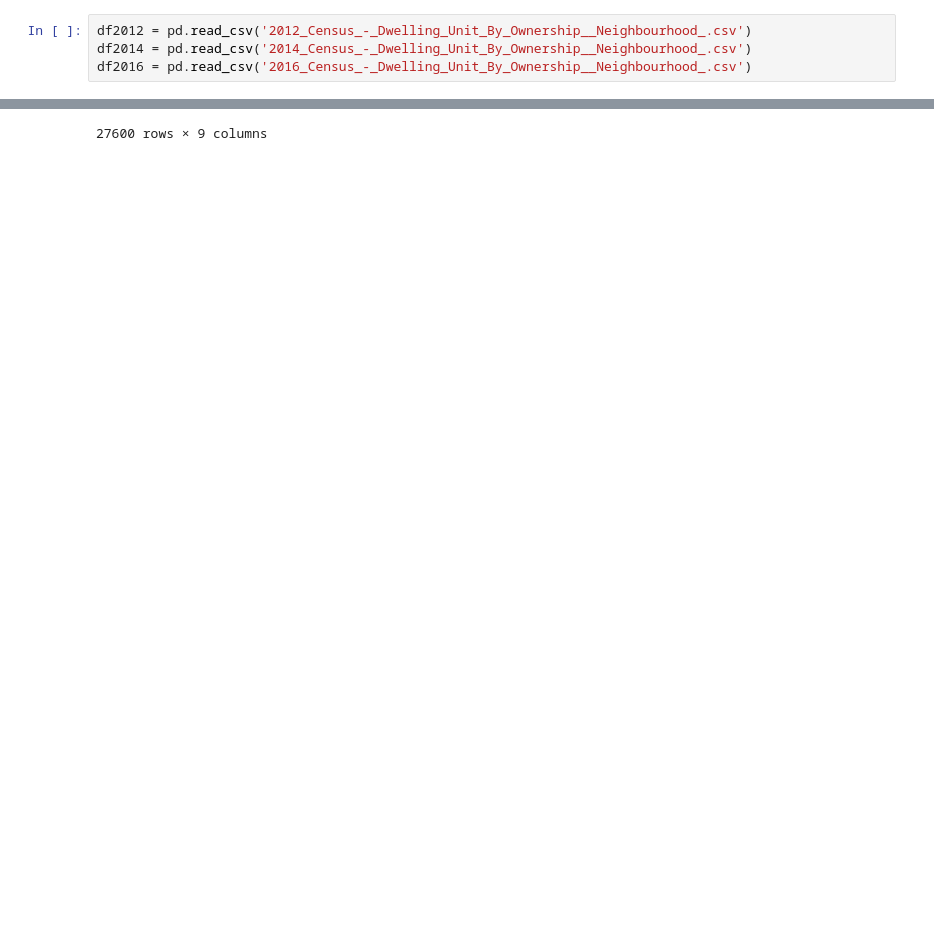
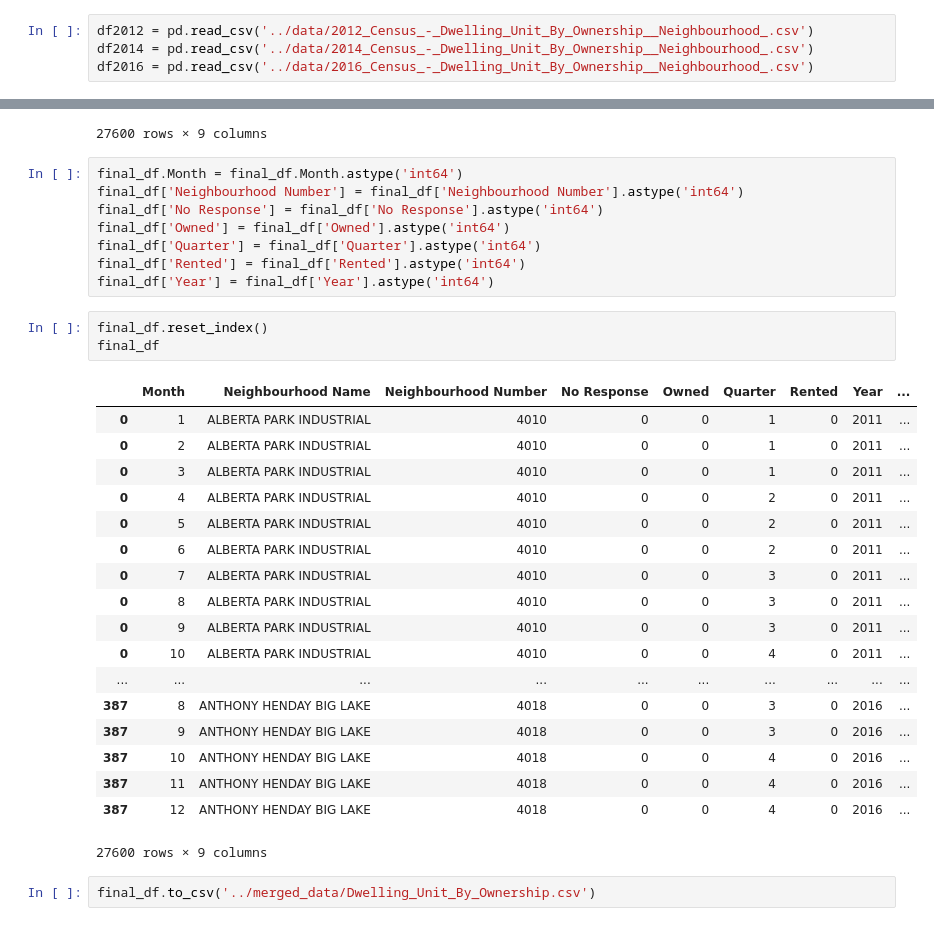
Before and after one commit to koosha/crime-analytics, a Jupyter notebook: code/Merging_Dwelling_Unit_By_Ownership.py.ipynb, the cells around one changed output, grey strips where cells are left out. Drawn from its saved outputs; the diff is of its cells as text; blank space fills up the shorter version.

Commit message:
Add merged dwelling unit by ownership data

```diff
--- a/code/demo.ipynb
+++ b/code/Merging_Dwelling_Unit_By_Ownership.py.ipynb
@@ -2,9 +2,9 @@
 import pandas as pd
 import numpy as np
 # %%
-df2012 = pd.read_csv('2012_Census_-_Dwelling_Unit_By_Ownership__Neighbourhood_.csv')
-df2014 = pd.read_csv('2014_Census_-_Dwelling_Unit_By_Ownership__Neighbourhood_.csv')
-df2016 = pd.read_csv('2016_Census_-_Dwelling_Unit_By_Ownership__Neighbourhood_.csv')
+df2012 = pd.read_csv('../data/2012_Census_-_Dwelling_Unit_By_Ownership__Neighbourhood_.csv')
+df2014 = pd.read_csv('../data/2014_Census_-_Dwelling_Unit_By_Ownership__Neighbourhood_.csv')
+df2016 = pd.read_csv('../data/2016_Census_-_Dwelling_Unit_By_Ownership__Neighbourhood_.csv')
 # %%
 new_columns = df2016.columns
 new_columns
@@ -86,3 +86,35 @@ final_df
 | 387 | 11.0 | ANTHONY HENDAY BIG LAKE | 4018.0 | 0.0 | 0.0 | 4.0 | 0.0 | 2016.0 | ... |
 | 387 | 12.0 | ANTHONY HENDAY BIG LAKE | 4018.0 | 0.0 | 0.0 | 4.0 | 0.0 | 2016.0 | ... |
 27600 rows × 9 columns
+# %%
+final_df.Month = final_df.Month.astype('int64')
+final_df['Neighbourhood Number'] = final_df['Neighbourhood Number'].astype('int64')
+final_df['No Response'] = final_df['No Response'].astype('int64')
+final_df['Owned'] = final_df['Owned'].astype('int64')
+final_df['Quarter'] = final_df['Quarter'].astype('int64')
+final_df['Rented'] = final_df['Rented'].astype('int64')
+final_df['Year'] = final_df['Year'].astype('int64')
+# %%
+final_df.reset_index()
+final_df
+# %% [output]
+|  | Month | Neighbourhood Name | Neighbourhood Number | No Response | Owned | Quarter | Rented | Year | ... |
+| 0 | 1 | ALBERTA PARK INDUSTRIAL | 4010 | 0 | 0 | 1 | 0 | 2011 | ... |
+| 0 | 2 | ALBERTA PARK INDUSTRIAL | 4010 | 0 | 0 | 1 | 0 | 2011 | ... |
+| 0 | 3 | ALBERTA PARK INDUSTRIAL | 4010 | 0 | 0 | 1 | 0 | 2011 | ... |
+| 0 | 4 | ALBERTA PARK INDUSTRIAL | 4010 | 0 | 0 | 2 | 0 | 2011 | ... |
+| 0 | 5 | ALBERTA PARK INDUSTRIAL | 4010 | 0 | 0 | 2 | 0 | 2011 | ... |
+| 0 | 6 | ALBERTA PARK INDUSTRIAL | 4010 | 0 | 0 | 2 | 0 | 2011 | ... |
+| 0 | 7 | ALBERTA PARK INDUSTRIAL | 4010 | 0 | 0 | 3 | 0 | 2011 | ... |
+| 0 | 8 | ALBERTA PARK INDUSTRIAL | 4010 | 0 | 0 | 3 | 0 | 2011 | ... |
+| 0 | 9 | ALBERTA PARK INDUSTRIAL | 4010 | 0 | 0 | 3 | 0 | 2011 | ... |
+| 0 | 10 | ALBERTA PARK INDUSTRIAL | 4010 | 0 | 0 | 4 | 0 | 2011 | ... |
+| ... | ... | ... | ... | ... | ... | ... | ... | ... | ... |
+| 387 | 8 | ANTHONY HENDAY BIG LAKE | 4018 | 0 | 0 | 3 | 0 | 2016 | ... |
+| 387 | 9 | ANTHONY HENDAY BIG LAKE | 4018 | 0 | 0 | 3 | 0 | 2016 | ... |
+| 387 | 10 | ANTHONY HENDAY BIG LAKE | 4018 | 0 | 0 | 4 | 0 | 2016 | ... |
+| 387 | 11 | ANTHONY HENDAY BIG LAKE | 4018 | 0 | 0 | 4 | 0 | 2016 | ... |
+| 387 | 12 | ANTHONY HENDAY BIG LAKE | 4018 | 0 | 0 | 4 | 0 | 2016 | ... |
+27600 rows × 9 columns
+# %%
+final_df.to_csv('../merged_data/Dwelling_Unit_By_Ownership.csv')
```
Also changed, not shown: parts of 1 cell of this notebook, 1 other file.
